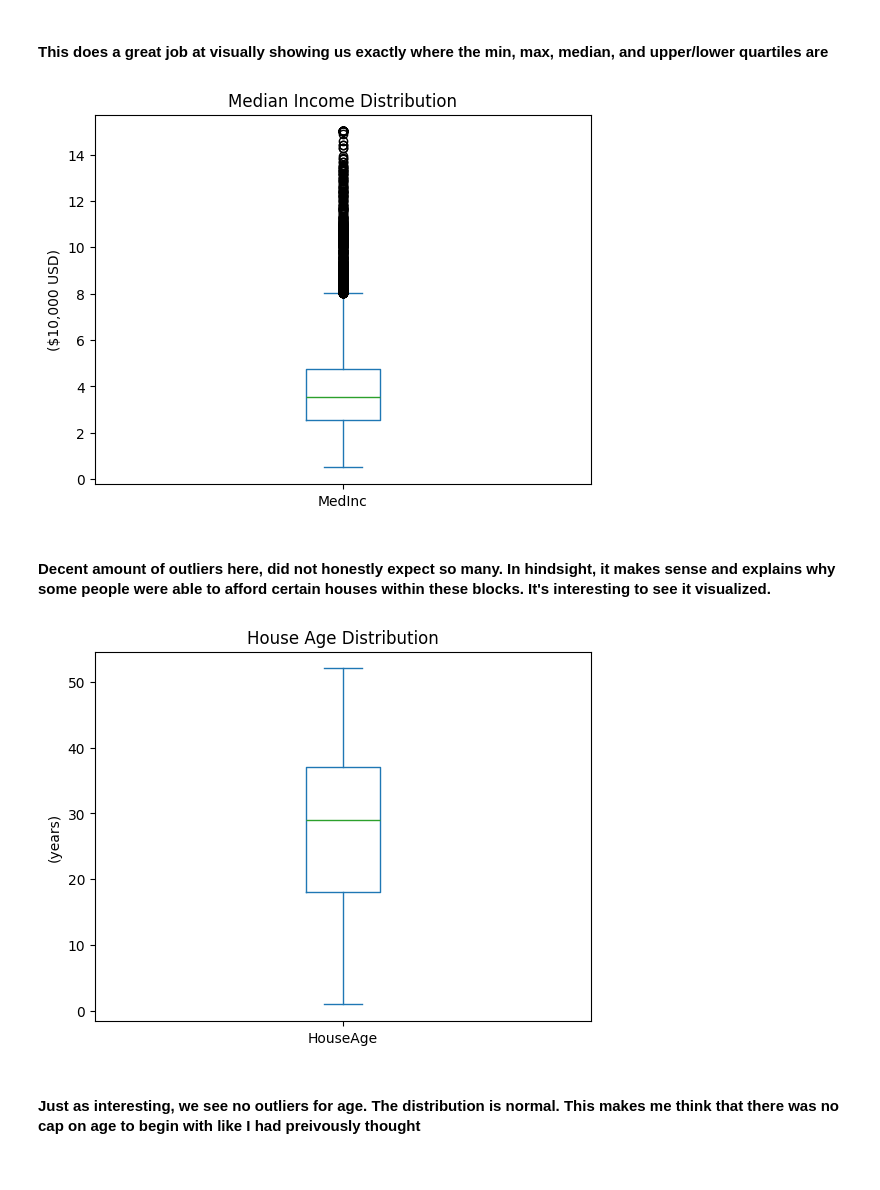
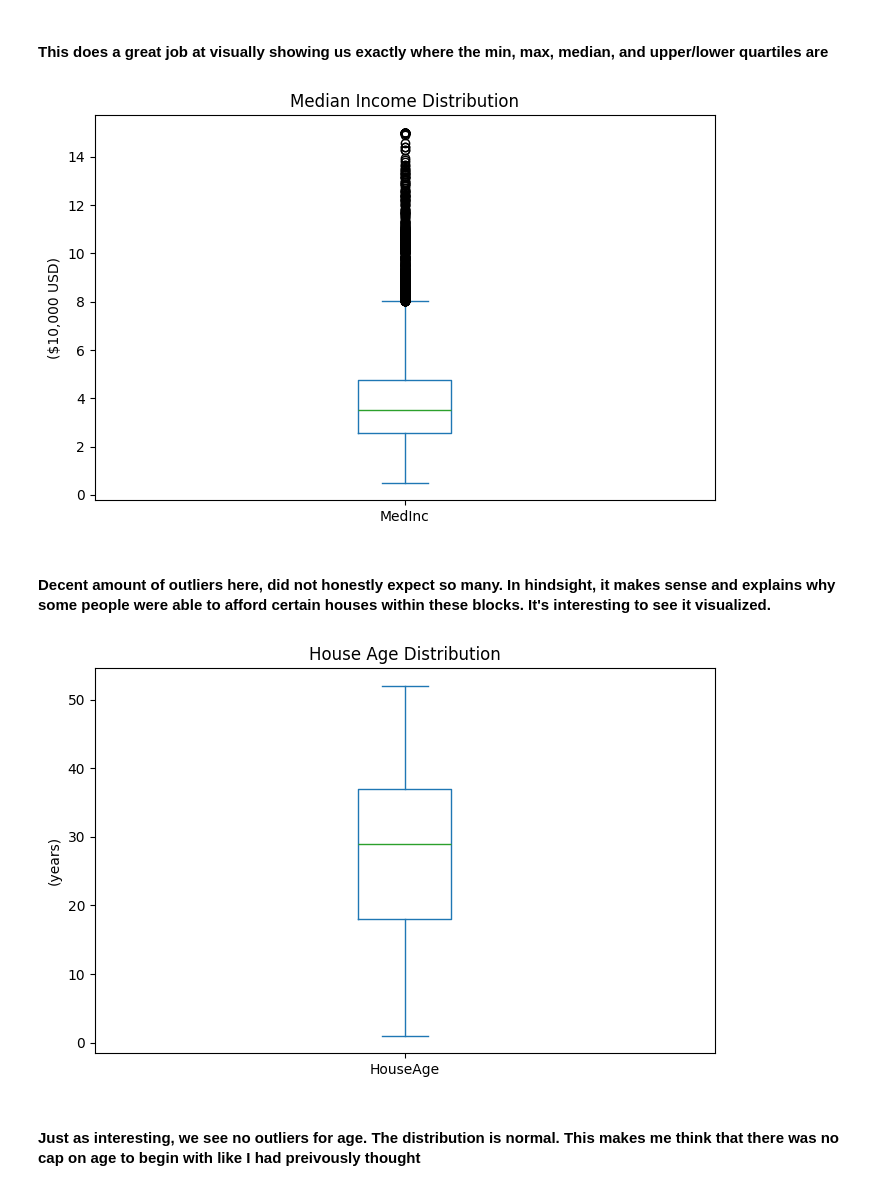
Before and after one commit to Kaydonius/ml-housing-price-pipeline, a Jupyter notebook: notebooks/01_eda.ipynb, the cells around one changed output. Drawn from its saved outputs; the diff is of its cells as text; code cells hidden in the pictures.

```diff
--- a/notebooks/01_eda.ipynb
+++ b/notebooks/01_eda.ipynb
@@ -186,19 +202,25 @@ plt.show()
 # %% [markdown]
 #### This does a great job at visually showing us exactly where the min, max, median, and upper/lower quartiles are
 # %%
-ax = df['MedInc'].plot(kind='box', title='Median Income Distribution')
+fig, ax = plt.subplots(figsize=(8, 5))
+df['MedInc'].plot(kind='box', title='Median Income Distribution')
 ax.set_ylabel("($10,000 USD)")
+
+fig.savefig("../reports/figures/medinc_box.png")
 plt.show()
 # %% [output]
-[figure, old version]
+[figure, new version]
 # %% [markdown]
 #### Decent amount of outliers here, did not honestly expect so many. In hindsight, it makes sense and explains why some people were able to afford certain houses within these blocks. It's interesting to see it visualized.
 # %%
-ax = df['HouseAge'].plot(kind='box', title='House Age Distribution')
+fig, ax = plt.subplots(figsize=(8, 5))
+df['HouseAge'].plot(kind='box', title='House Age Distribution')
 ax.set_ylabel("(years)")
+
+fig.savefig("../reports/figures/houseage_box.png")
 plt.show()
 # %% [output]
-[figure, old version]
+[figure, new version]
 # %% [markdown]
 #### Just as interesting, we see no outliers for age. The distribution is normal. This makes me think that there was no cap on age to begin with like I had preivously thought
 # %%
```
Also changed, not shown: parts of 15 cells of this notebook, 21 other files.
